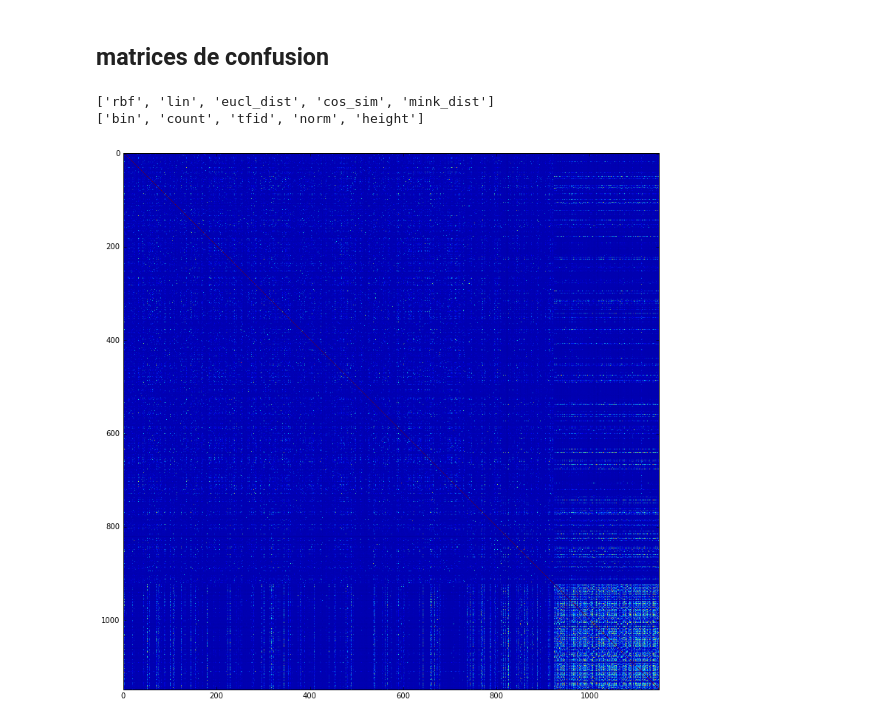
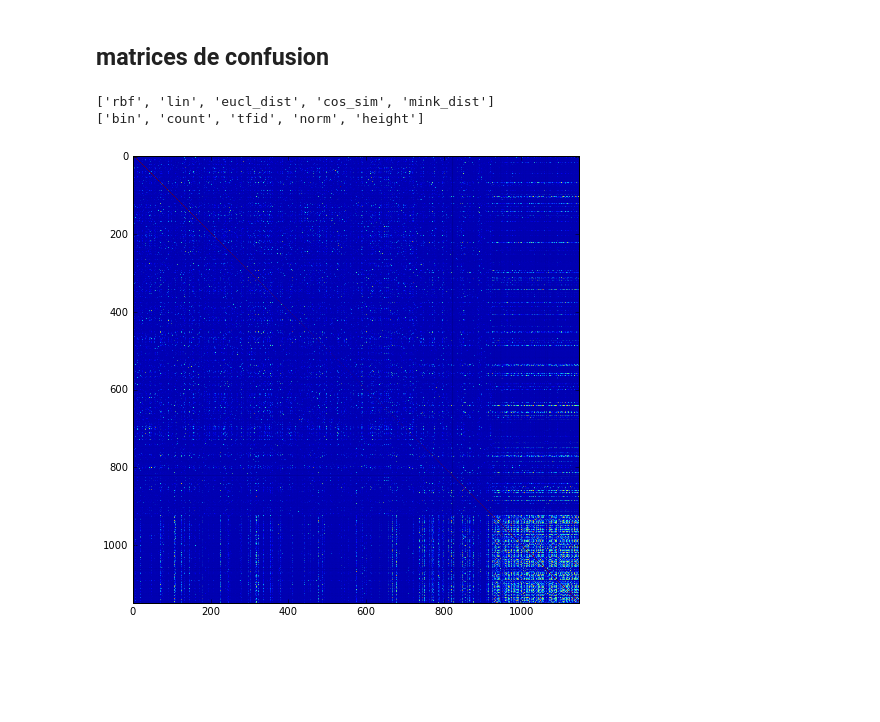
Before and after one commit to emited/discourseAnalysis, a Jupyter notebook: code/experiments.ipynb, the cells around one changed output. Drawn from its saved outputs; the diff is of its cells as text; code cells hidden in the pictures; blank space fills up the shorter version.

```diff
--- a/code/experiments.ipynb
+++ b/code/experiments.ipynb
@@ -155,12 +233,12 @@ maxent_res
 # %%
 print vect_kernels.keys()
 print vect_kernels['rbf'].keys()
 %matplotlib inline
 import matplotlib.pyplot as plt
-plt.figure(figsize=(13,13))
+plt.figure(figsize=(8,8))
 plt.imshow(vect_kernels['rbf']['norm']+vect_kernels['rbf']['height'])
 plt.show()
 # %% [output]
 ['rbf', 'lin', 'eucl_dist', 'cos_sim', 'mink_dist']
 ['bin', 'count', 'tfid', 'norm', 'height']
-[figure, old version]
+[figure, new version]
```
Also changed, not shown: parts of 8 cells of this notebook.
